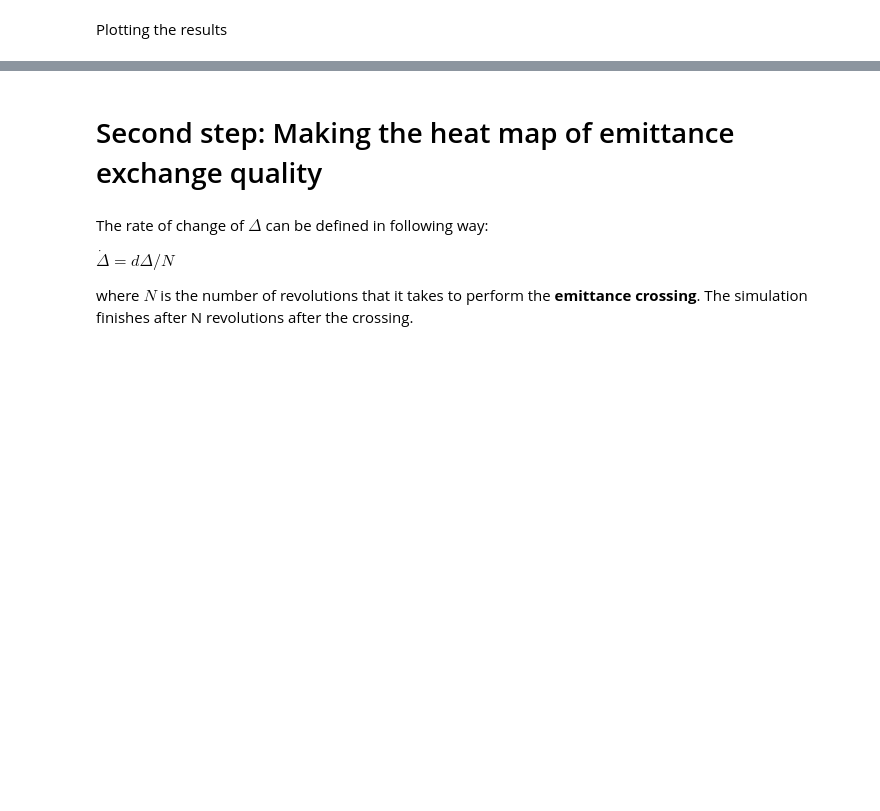
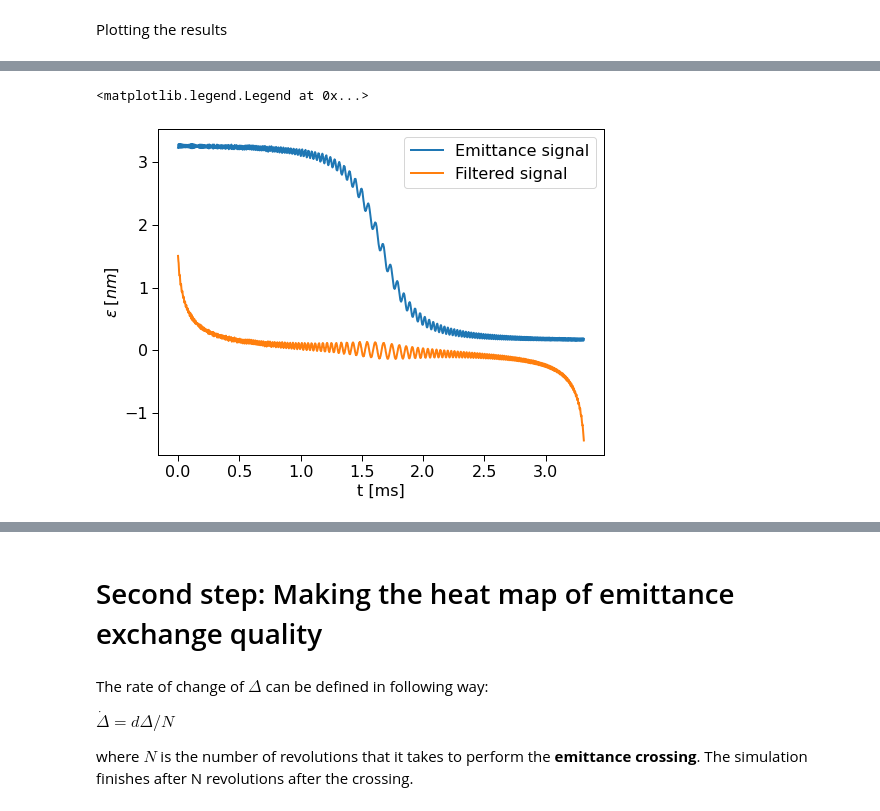
Before and after one commit to lnls-fac/apsuite, a Jupyter notebook: apsuite/emittance_exchange/emittance_exchange_simulation/emittance_crossing.ipynb, the cells around one changed output, grey strips where cells are left out. Saved outputs shown, nothing was run; the diff lists cells and outputs as text; code cells hidden in the pictures; blank space fills up the shorter version.

```diff
--- a/apsuite/emittance_exchange/emittance_exchange_simulation/emittance_crossing.ipynb
+++ b/apsuite/emittance_exchange/emittance_exchange_simulation/emittance_crossing.ipynb
@@ -363,0 +397,12 @@ C
+# %%
+fftx = rfft(emitx_list)[6:]
+ifftx = irfft(fftx, n = 2*N)
+t2=t
+plt.plot(t, emitx_list*1e9, label='Emittance signal')
+plt.plot(t2, ifftx*1e9, label='Filtered signal' )
+plt.ylabel("$\epsilon \; [nm]$")
+plt.xlabel('t [ms]')
+plt.legend()
+# %% [output]
+<matplotlib.legend.Legend at 0x...>
+[figure, added]
```
Also changed, not shown: parts of 20 cells of this notebook.
